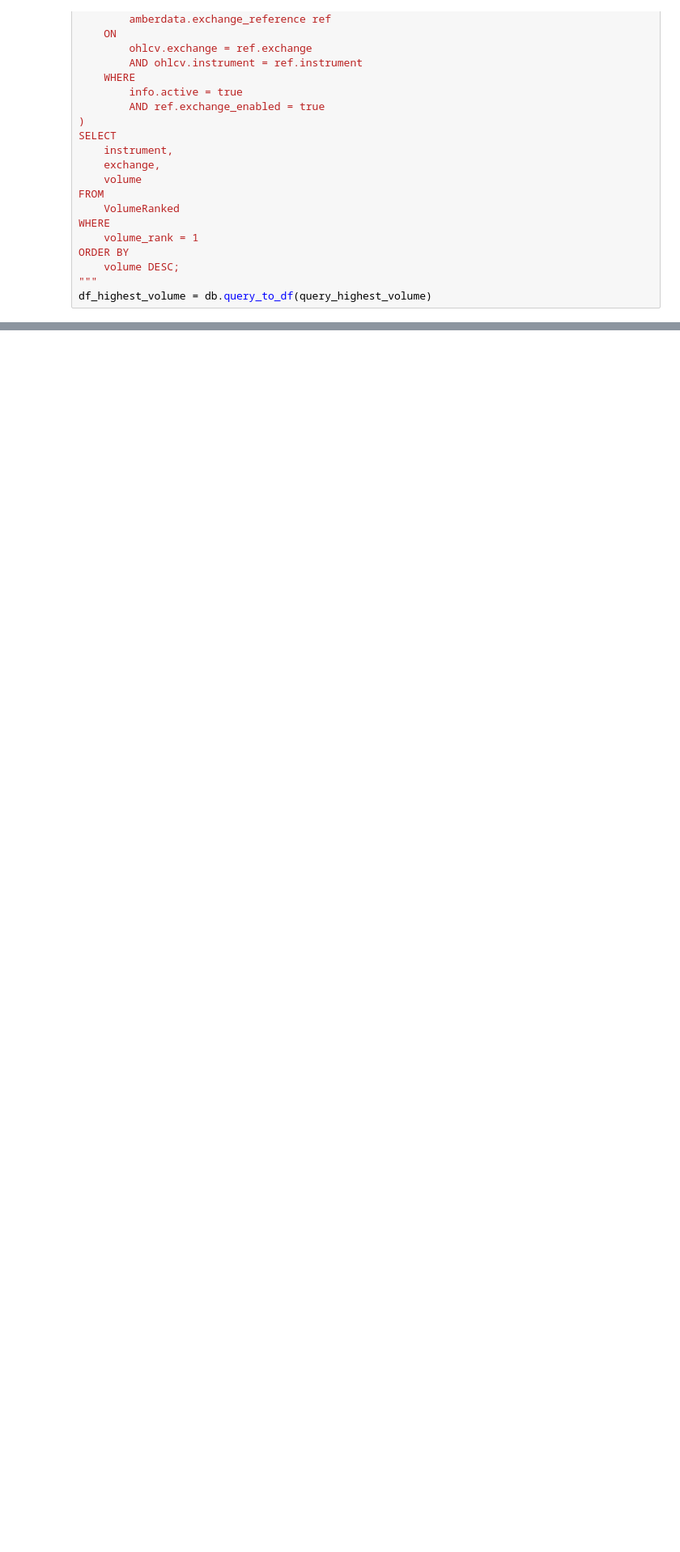
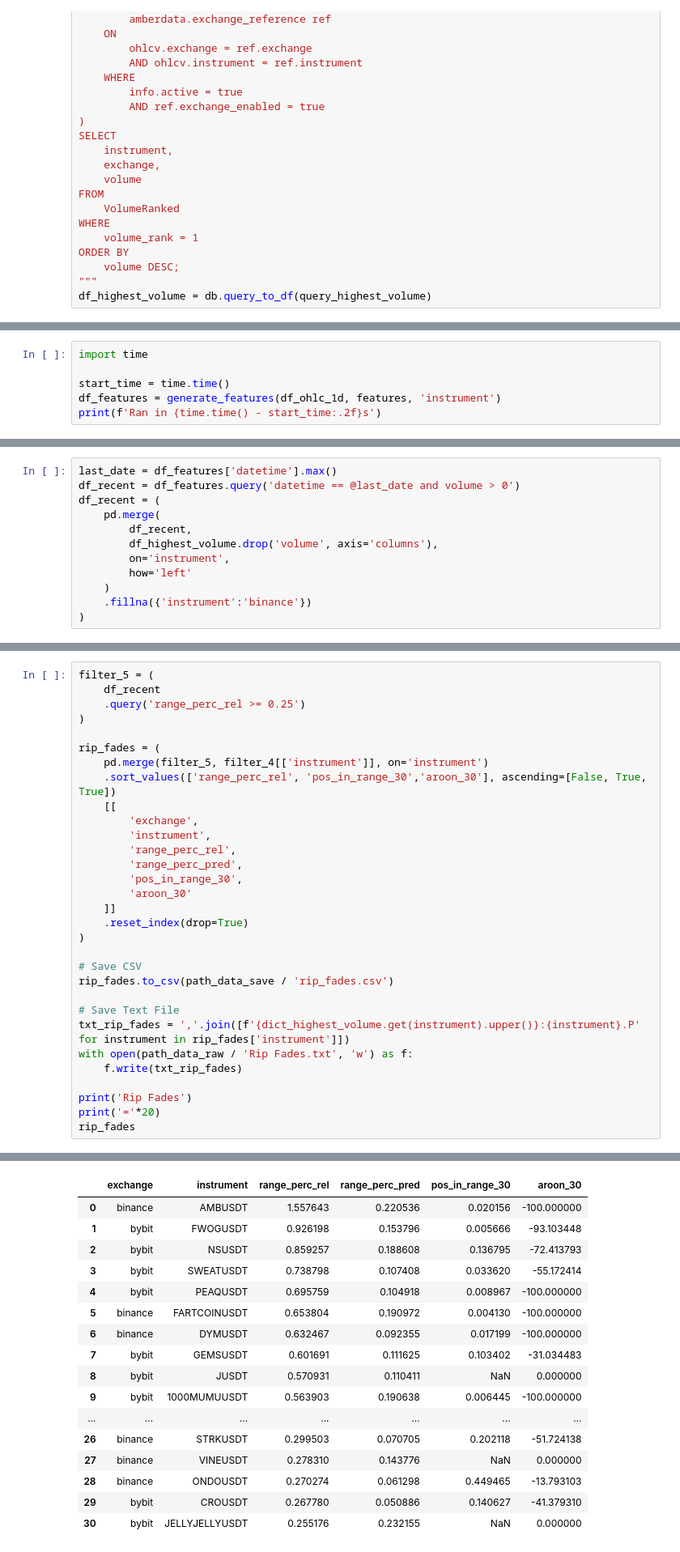
Before and after one commit to quantfiction/crypto_trading, a Jupyter notebook: notebooks/bnf_trading_notebook2.ipynb, the cells around one changed output, grey strips where cells are left out. Shown: that part at 81% size. Drawn from its saved outputs; the diff is of its cells as text; blank space fills up the shorter version.

```diff
--- a/notebooks/bnf_trading_notebook2.ipynb
+++ b/notebooks/bnf_trading_notebook2.ipynb
@@ -154,0 +267,6 @@ Candidate bindings: "df_ohlc_1d.open", "df_ohlc_1d.close"
+# %%
+import time
+
+start_time = time.time()
+df_features = generate_features(df_ohlc_1d, features, 'instrument')
+print(f'Ran in {time.time() - start_time:.2f}s')
@@ -154,0 +275,12 @@ Candidate bindings: "df_ohlc_1d.open", "df_ohlc_1d.close"
+# %%
+last_date = df_features['datetime'].max()
+df_recent = df_features.query('datetime == @last_date and volume > 0')
+df_recent = (
+    pd.merge(
+        df_recent,
+        df_highest_volume.drop('volume', axis='columns'),
+        on='instrument',
+        how='left'
+    )
+    .fillna({'instrument':'binance'})
+)
@@ -154,0 +556,32 @@ Candidate bindings: "df_ohlc_1d.open", "df_ohlc_1d.close"
+# %%
+filter_5 = (
+    df_recent
+    .query('range_perc_rel >= 0.25')
+)
+
+rip_fades = (
+    pd.merge(filter_5, filter_4[['instrument']], on='instrument')
+    .sort_values(['range_perc_rel', 'pos_in_range_30','aroon_30'], ascending=[False, True, True])
+    [[
+        'exchange',
+        'instrument',
+        'range_perc_rel',
+        'range_perc_pred',
+        'pos_in_range_30',
+        'aroon_30'
+    ]]
+    .reset_index(drop=True)
+)
+
+# Save CSV
+rip_fades.to_csv(path_data_save / 'rip_fades.csv')
+
+# Save Text File
+txt_rip_fades = ','.join([f'{dict_highest_volume.get(instrument).upper()}:{instrument}.P' for instrument in rip_fades['instrument']])
+with open(path_data_raw / 'Rip Fades.txt', 'w') as f:
+    f.write(txt_rip_fades)
+
+print('Rip Fades')
+print('='*20)
+rip_fades
+# %% [output]
@@ -154,0 +590,17 @@ Candidate bindings: "df_ohlc_1d.open", "df_ohlc_1d.close"
+|  | exchange | instrument | range_perc_rel | range_perc_pred | pos_in_range_30 | aroon_30 |
+| 0 | binance | AMBUSDT | 1.557643 | 0.220536 | 0.020156 | -100.000000 |
+| 1 | bybit | FWOGUSDT | 0.926198 | 0.153796 | 0.005666 | -93.103448 |
+| 2 | bybit | NSUSDT | 0.859257 | 0.188608 | 0.136795 | -72.413793 |
+| 3 | bybit | SWEATUSDT | 0.738798 | 0.107408 | 0.033620 | -55.172414 |
+| 4 | bybit | PEAQUSDT | 0.695759 | 0.104918 | 0.008967 | -100.000000 |
+| 5 | binance | FARTCOINUSDT | 0.653804 | 0.190972 | 0.004130 | -100.000000 |
+| 6 | binance | DYMUSDT | 0.632467 | 0.092355 | 0.017199 | -100.000000 |
+| 7 | bybit | GEMSUSDT | 0.601691 | 0.111625 | 0.103402 | -31.034483 |
+| 8 | bybit | JUSDT | 0.570931 | 0.110411 | NaN | 0.000000 |
+| 9 | bybit | 1000MUMUUSDT | 0.563903 | 0.190638 | 0.006445 | -100.000000 |
+| ... | ... | ... | ... | ... | ... | ... |
+| 26 | binance | STRKUSDT | 0.299503 | 0.070705 | 0.202118 | -51.724138 |
+| 27 | binance | VINEUSDT | 0.278310 | 0.143776 | NaN | 0.000000 |
+| 28 | binance | ONDOUSDT | 0.270274 | 0.061298 | 0.449465 | -13.793103 |
+| 29 | bybit | CROUSDT | 0.267780 | 0.050886 | 0.140627 | -41.379310 |
+| 30 | bybit | JELLYJELLYUSDT | 0.255176 | 0.232155 | NaN | 0.000000 |
```
Also changed, not shown: parts of 53 cells of this notebook, 16 other files.
